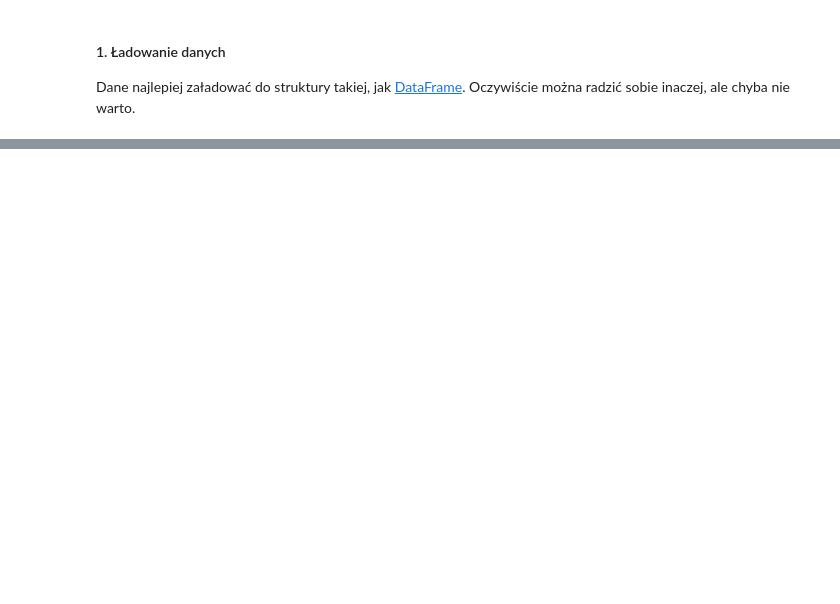
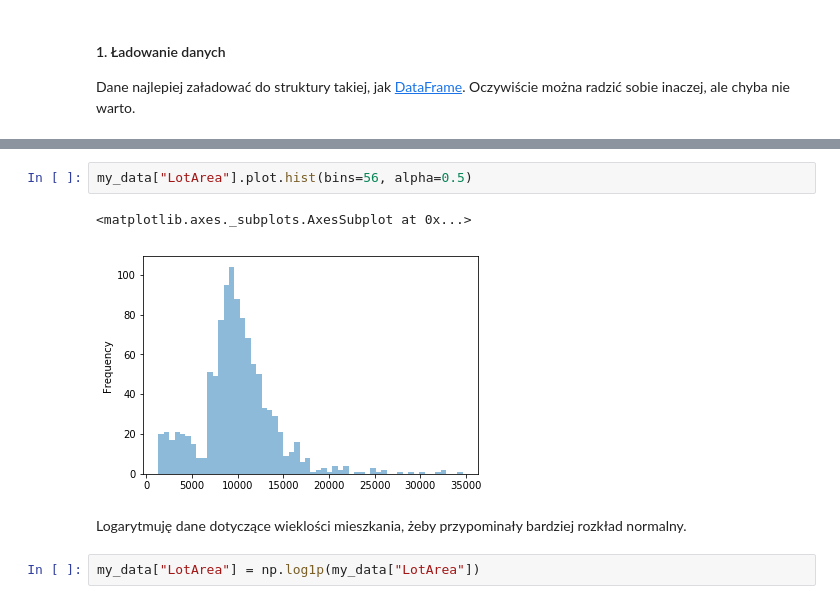
Before and after one commit to ljaneczk/MOwNiT2, a Jupyter notebook: lab9/Lab9_Regresja.ipynb, the cells around one changed output, grey strips where cells are left out. Saved outputs shown, nothing was run; the diff lists cells and outputs as text; blank space fills up the shorter version.

```diff
--- a/lab9/Lab9_Regresja.ipynb
+++ b/lab9/Lab9_Regresja.ipynb
@@ -126,0 +212,9 @@ data.head()
+# %%
+my_data["LotArea"].plot.hist(bins=56, alpha=0.5)
+# %% [output]
+<matplotlib.axes._subplots.AxesSubplot at 0x...>
+[figure, added]
+# %% [markdown]
+Logarytmuję dane dotyczące wieklości mieszkania, żeby przypominały bardziej rozkład normalny.
+# %%
+my_data["LotArea"] = np.log1p(my_data["LotArea"])
```
Also changed, not shown: parts of 21 cells of this notebook.
